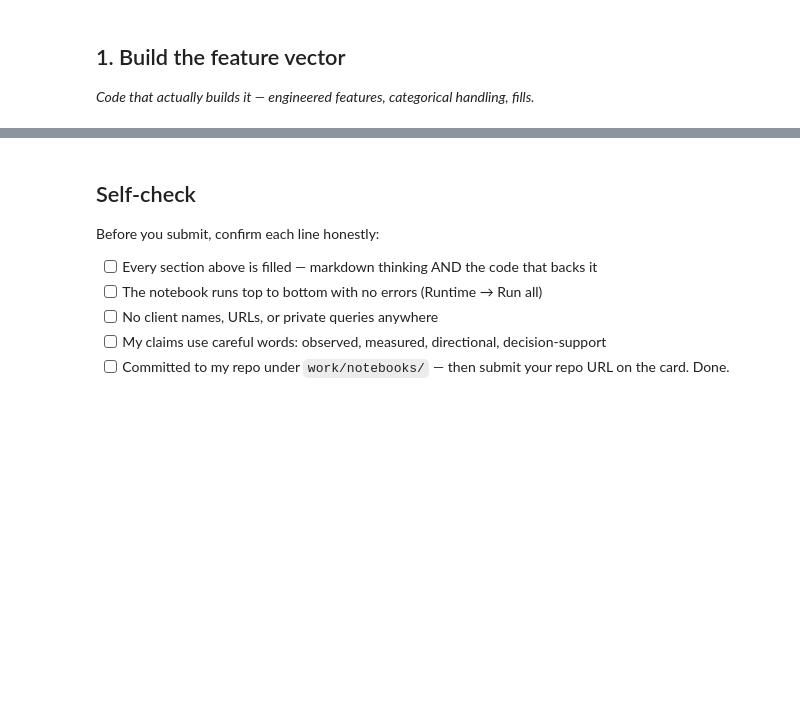
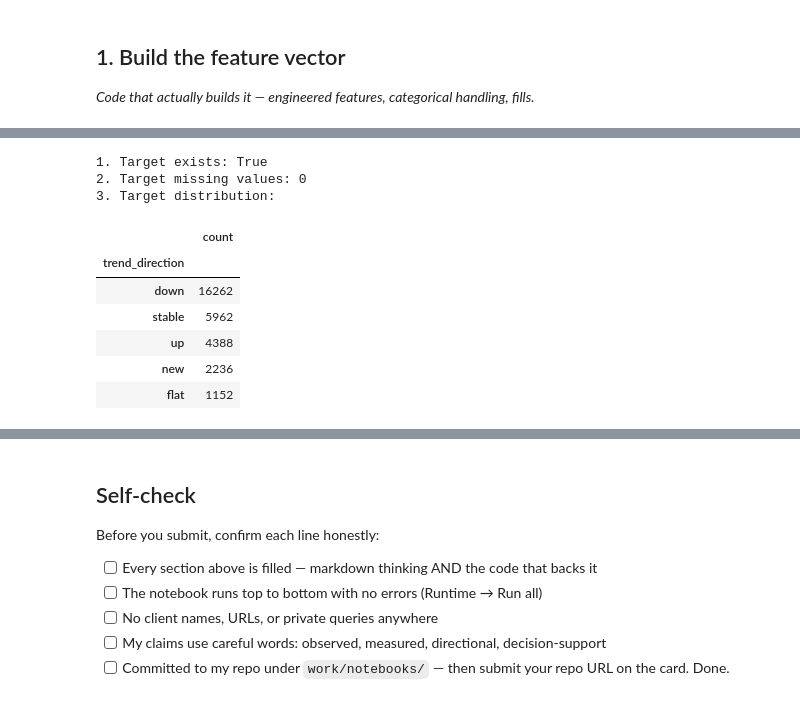
Before and after one commit to vishalseries7030/flyrank-ml-internship, a Jupyter notebook: work/notebooks/w03_feature_leakage_check.ipynb, the cells around one changed output, grey strips where cells are left out. Cells and saved outputs as stored; diff of their text form; code cells hidden in the pictures; blank space fills up the shorter version.

```diff
--- a/work/notebooks/w03_feature_leakage_check.ipynb
+++ b/work/notebooks/w03_feature_leakage_check.ipynb
@@ -36,0 +292,74 @@ This skeleton is yours to fill. Work the sections **in order** — each one has
+# %%
+
+# Section 3: Leakage hunt — explicit checks
+
+assert "df" in globals(), "Run the dataset-loading cell first."
+
+target_col = "trend_direction"
+
+identifier_cols = ["content_id", "client_id"]
+
+target_related_cols = ["trend_direction", "trend_pct"]
+
+window_sensitive_cols = [
+    c for c in df.columns
+    if any(token in c for token in ["90d", "last_30d", "prev_30d"])
+]
+
+derived_metric_cols = [
+    c for c in [
+        "ctr", "engagement_rate", "scroll_rate",
+        "avg_position", "ai_traffic_pct"
+    ]
+    if c in df.columns
+]
+
+operational_cols = [
+    c for c in ["provider_used", "model_used"]
+    if c in df.columns
+]
+
+print("1. Target exists:", target_col in df.columns)
+print("2. Target missing values:", df[target_col].isna().sum())
+print("3. Target distribution:")
+display(df[target_col].value_counts(dropna=False).to_frame("count"))
+
+print("\n4. Identifier columns excluded from features:")
+print([c for c in identifier_cols if c in df.columns])
+
+print("\n5. Target/trend-related columns excluded:")
+print([c for c in target_related_cols if c in df.columns])
+
+print("\n6. Window-sensitive columns requiring cutoff verification:")
+print(window_sensitive_cols)
+
+print("\n7. Derived metrics requiring formula/window verification:")
+print(derived_metric_cols)
+
+print("\n8. Operational metadata excluded pending justification:")
+print(operational_cols)
+
+print("\n9. avg_position == 0 rows:")
+if "avg_position" in df.columns:
+    print(int(df["avg_position"].eq(0).sum()))
+
+# Assertions to prevent accidental inclusion of obvious leakage columns
+initial_exclusions = set(
+    identifier_cols + target_related_cols + operational_cols
+)
+assert target_col in df.columns
+assert "trend_pct" not in set(df.columns) - initial_exclusions
+
+print("\nLeakage-risk checks completed.")
+print("Note: window timing and metric formulas still require source documentation.")
+# %% [output]
+1. Target exists: True
+2. Target missing values: 0
+3. Target distribution:
+|  | count |
+| trend_direction |  |
+| down | 16262 |
+| stable | 5962 |
+| up | 4388 |
+| new | 2236 |
+| flat | 1152 |
```
Also changed, not shown: parts of 15 cells of this notebook.
